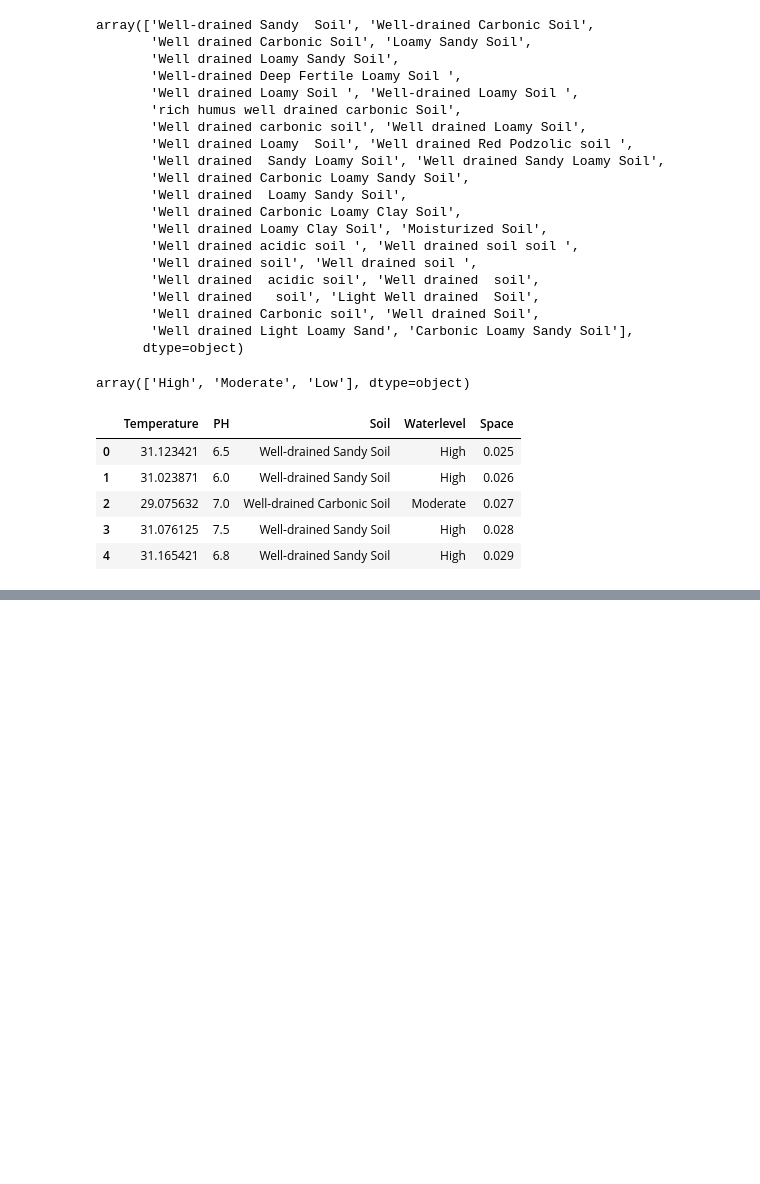
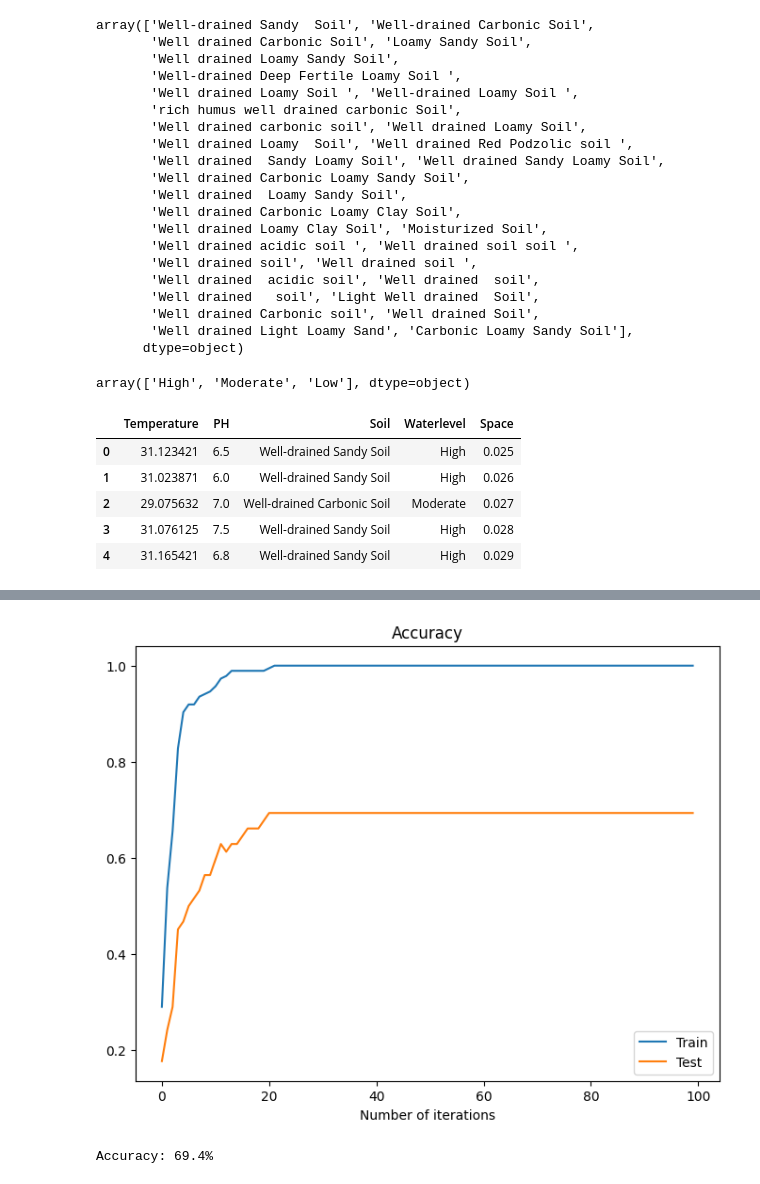
Before and after one commit to deepakkrish212/newyork-gardens, a Jupyter notebook: data-wrangling/house_crops_pipeline.ipynb, the cells around one changed output, grey strips where cells are left out. Drawn from its saved outputs; the diff is of its cells as text; code cells hidden in the pictures; blank space fills up the shorter version.

```diff
--- a/data-wrangling/house_crops_pipeline.ipynb
+++ b/data-wrangling/house_crops_pipeline.ipynb
@@ -100,0 +290,7 @@ df_features.head()
+# %%
+# Define the model
+xgb_model = XGBClassifier(max_depth=50, objective='multi:softmax', num_class = len(np.unique(y)))
+# Train and evaluate.
+# multiclass classification eval_metric ('merror', 'mlogloss')
+evalmetric = 'merror'
+xgb_model.fit(X_train, y_train, eval_metric=[evalmetric], eval_set=[(X_train, y_train),(X_test, y_test)], verbose=False)
@@ -100,0 +309,17 @@ df_features.head()
+# %%
+def visualize_acuracy(xgb, metric):
+    # Plot and display the performance evaluation
+    xgb_eval = xgb.evals_result()
+    eval_steps = range(len(xgb_eval['validation_0'][metric]))
+    fig, ax = plt.subplots(1, 1, sharex=True, figsize=(8, 6))
+    ax.plot(eval_steps, [1-x for x in xgb_eval['validation_0'][metric]], label='Train')
+    ax.plot(eval_steps, [1-x for x in xgb_eval['validation_1'][metric]], label='Test')
+    ax.legend()
+    ax.set_title('Accuracy')
+    ax.set_xlabel('Number of iterations')
+    # save the figure
+    fig.savefig('../images/xgb_accuracy.png')
+# %%
+visualize_acuracy(xgb_model, evalmetric)
+# %% [output]
+[figure, added]
@@ -100,0 +334,4 @@ df_features.head()
+# %%
+score_accuracy(xgb_model, X_test, y_test)
+# %% [output]
+Accuracy: 69.4%
```
Also changed, not shown: parts of 34 cells of this notebook.
